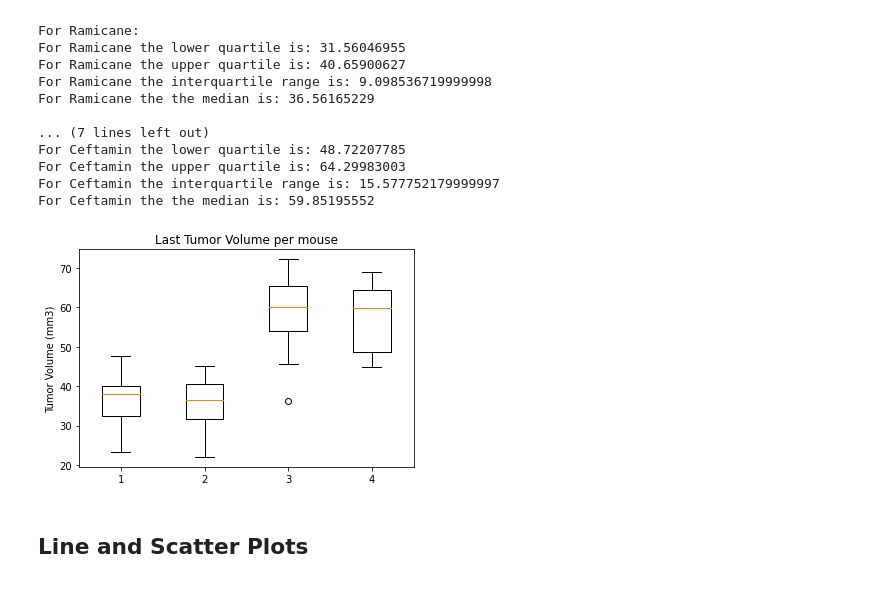
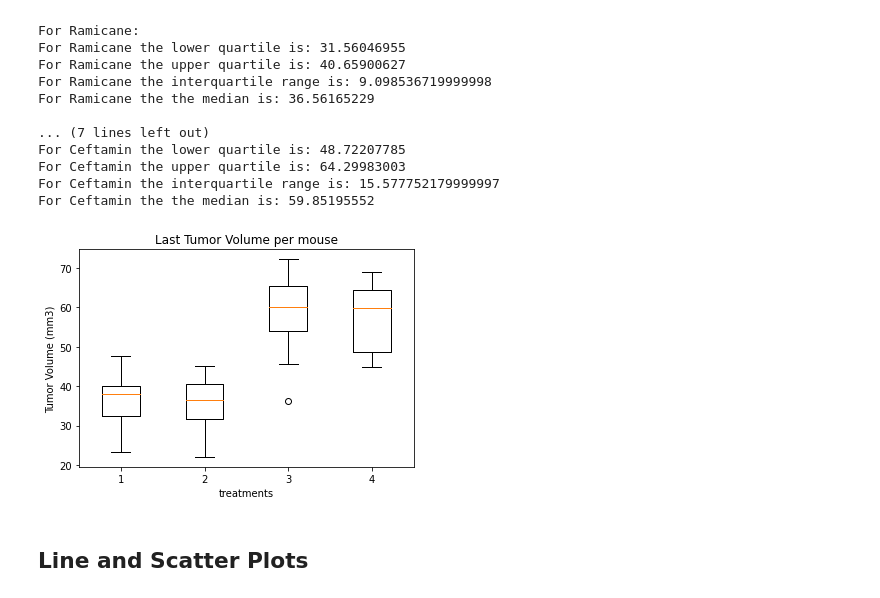
Before and after one commit to Sunny419-hub/Matplotlib-challenge, a Jupyter notebook: Pymaceuticals/pymaceuticals.ipynb, the cells around one changed output. Cells and saved outputs as stored; diff of their text form; code cells hidden in the pictures.

```diff
--- a/Pymaceuticals/pymaceuticals.ipynb
+++ b/Pymaceuticals/pymaceuticals.ipynb
@@ -307,12 +307,14 @@ For Ceftamin the the median is: 59.85195552
 # %%
 # Generate a box plot of the final tumor volume of each mouse across four regimens of interest
 fig1, ax1 = plt.subplots()
-ax1.set_title('Last Tumor Volume per mouse')
-ax1.set_ylabel('Tumor Volume (mm3)')
+ax1.set_title("Last Tumor Volume per mouse")
+ax1.set_ylabel("Tumor Volume (mm3)")
+ax1.set_xlabel("treatments")
+#plt.xticks([1,2,3,4],treatment)
 ax1.boxplot(tumor_list_four)
 plt.show()
 # %% [output]
-[figure, old version]
+[figure, new version]
 # %% [markdown]
 ## Line and Scatter Plots
 # %%
```
Also changed, not shown: parts of 3 cells of this notebook.
